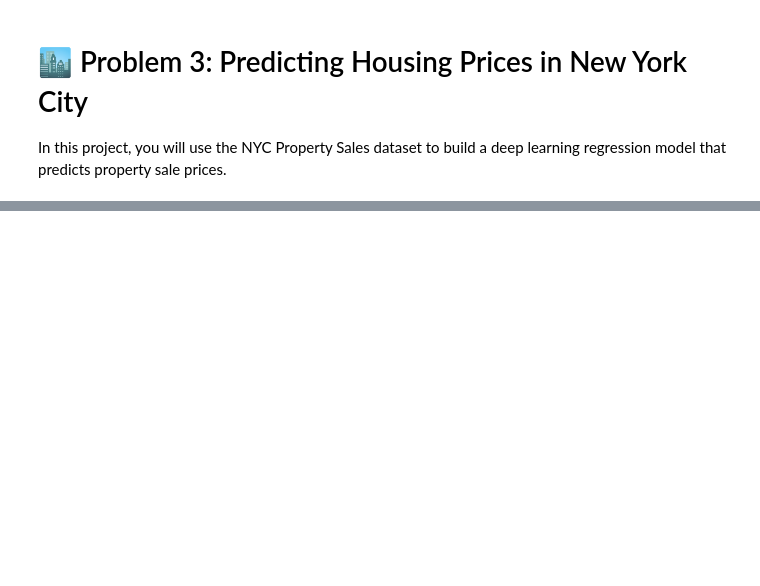
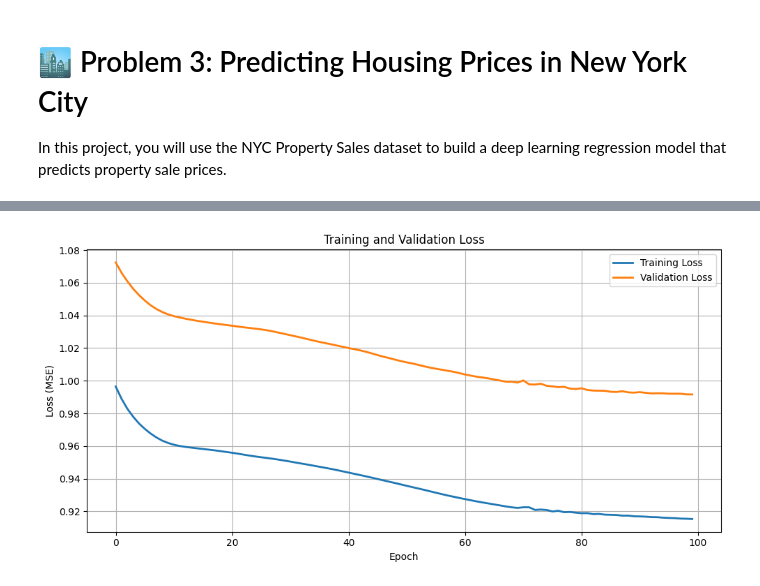
Before and after one commit to balloontip/deep-learning, a Jupyter notebook: chapter-06/problem-3-nyc-housing.ipynb, the cells around one changed output, grey strips where cells are left out. Drawn from its saved outputs; the diff is of its cells as text; code cells hidden in the pictures; blank space fills up the shorter version.

```diff
--- a/chapter-06/problem-3-nyc-housing.ipynb
+++ b/chapter-06/problem-3-nyc-housing.ipynb
@@ -359,0 +73,20 @@ Model saved successfully!
+# %%
+# ====================================================
+# Step 2: Load the NYC Property Sales Dataset
+# ====================================================
+
+# Load dataset
+data = pd.read_csv(
+    "nyc-rolling-sales.csv"
+)
+
+print("Dataset Loaded Successfully")
+print("=" * 55)
+
+print(f"Rows    : {data.shape[0]:,}")
+print(f"Columns : {data.shape[1]}")
+
+print("\nDataset Preview")
+print("=" * 55)
+
+display(data.head())
@@ -359,0 +1342,30 @@ Model saved successfully!
+# %%
+# ====================================================
+# Step 13B: Training and Validation Loss
+# ====================================================
+
+plt.figure(figsize=(10, 5))
+
+plt.plot(
+    train_losses,
+    label="Training Loss",
+    linewidth=2
+)
+
+plt.plot(
+    val_losses,
+    label="Validation Loss",
+    linewidth=2
+)
+
+plt.xlabel("Epoch")
+plt.ylabel("Loss (MSE)")
+plt.title("Training and Validation Loss")
+
+plt.legend()
+plt.grid(True)
+
+plt.tight_layout()
+plt.show()
+# %% [output]
+[figure, added]
```
Also changed, not shown: parts of 57 cells of this notebook, 14 other files.
